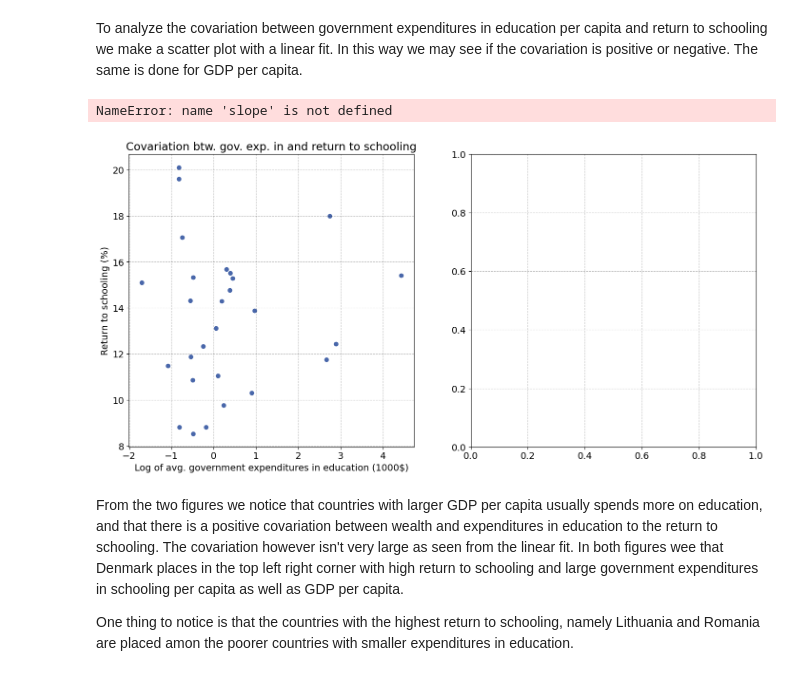
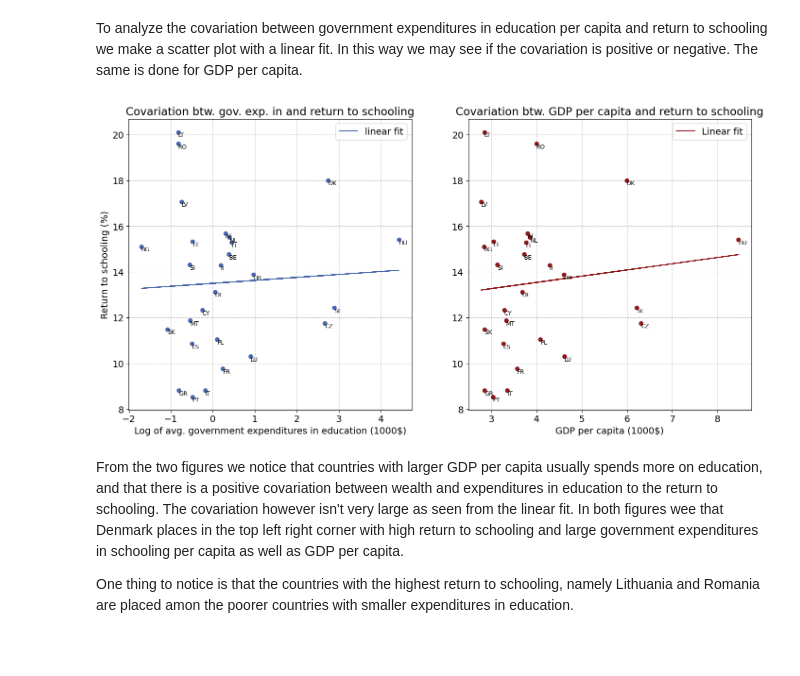
Before and after one commit to NumEconCopenhagen/projects-2024-flation, a Jupyter notebook: dataproject/dataproject.ipynb, the cells around one changed output. Drawn from its saved outputs; the diff is of its cells as text; code cells hidden in the pictures; blank space fills up the shorter version.

```diff
--- a/dataproject/dataproject.ipynb
+++ b/dataproject/dataproject.ipynb
@@ -221,51 +100,10 @@ From the plot we see that only Hungary, Lithunia and Czechia has a larger return
 # Analyzing data: Covariation btw. return to schooling and expenditures / GDP
 # %% [markdown]
 To analyze the covariation between government expenditures in education per capita and return to schooling we make a scatter plot with a linear fit. In this way we may see if the covariation is positive or negative. The same is done for GDP per capita.
-# %%
-# We define our favorite colors
-cbs_blue = (73/255, 103/255, 170/255) ; ku_red = (144/255, 26/255, 30/255)
-
-# We define a figure
-fig = plt.figure(figsize = (17,8))
-
-# We want two subplots
-ax1 = fig.add_subplot(1,2,1)
-ax2 = fig.add_subplot(1,2,2)
-
-# Figure 1: Gov exp and return to schooling
-ax1.scatter(gexp_rts_eu['avg_gov_educ_exp_log'],gexp_rts_eu['return_to_schooling'], color = cbs_blue)
-
-ax1.set_ylabel('Return to schooling (%)')
-ax1.set_xlabel('Log of avg. government expenditures in education (1000$)', fontsize = 14)
-ax1.set_title('Covariation btw. gov. exp. in and return to schooling')
-
-# Make a linear fit and plot it
-slope1, intercept1 = np.polyfit(gexp_rts_eu['avg_gov_educ_exp_log'],gexp_rts_eu['return_to_schooling'],1)
-yfit1 = slope * gexp_rts_eu['avg_gov_educ_exp_log'] + intercept
-ax1.plot(gexp_rts_eu['avg_gov_educ_exp_log'],yfit1, color = cbs_blue, label = 'linear fit')
-
-ax1.legend()
-
-# Figure 2: GDP and return to schooling
-ax2.scatter(gexp_rts_eu['gdp_cap_t_log'], gexp_rts_eu['return_to_schooling'], color = ku_red)
-# ax2.set_ylabel('Return to schooling (%)',fontsize = 11)
-ax2.set_xlabel('GDP per capita (1000$)',fontsize = 14)
-ax2.set_title('Covariation btw. GDP per capita and return to schooling')
-
-# Make a linear fit and plot it
-slope2, intercept2 = np.polyfit(gexp_rts_eu['gdp_cap_t_log'],gexp_rts_eu['return_to_schooling'],1)
-yfit2 = slope * gexp_rts_eu['gdp_cap_t_log'] + intercept
-ax2.plot(gexp_rts_eu['gdp_cap_t_log'],yfit2, color = ku_red, label = 'Linear fit')
-
-ax2.legend()
-
-# Add text labels to all points
-for i, label in enumerate(gexp_rts_eu['iso']) :
-    ax1.text(gexp_rts_eu['avg_gov_educ_exp_log'][i],gexp_rts_eu['return_to_schooling'][i],label,fontsize = 9, ha = 'left', va = 'top')
-    ax2.text(gexp_rts_eu['gdp_cap_t_log'][i],gexp_rts_eu['return_to_schooling'][i],label,fontsize = 9, ha = 'left', va = 'top') ;
-# %% [output]
-NameError: name 'slope' is not defined
-[figure, removed]
+# %%
+plot_covariation(gexp_rts_eu)
+# %% [output]
+[figure, added]
 # %% [markdown]
 From the two figures we notice that countries with larger GDP per capita usually spends more on education, and that there is a positive covariation between wealth and expenditures in education to the return to schooling. The covariation however isn't very large as seen from the linear fit. In both figures wee that Denmark places in the top left right corner with high return to schooling and large government expenditures in schooling per capita as well as GDP per capita.
 
```
Also changed, not shown: parts of 12 cells of this notebook, 2 other files.
